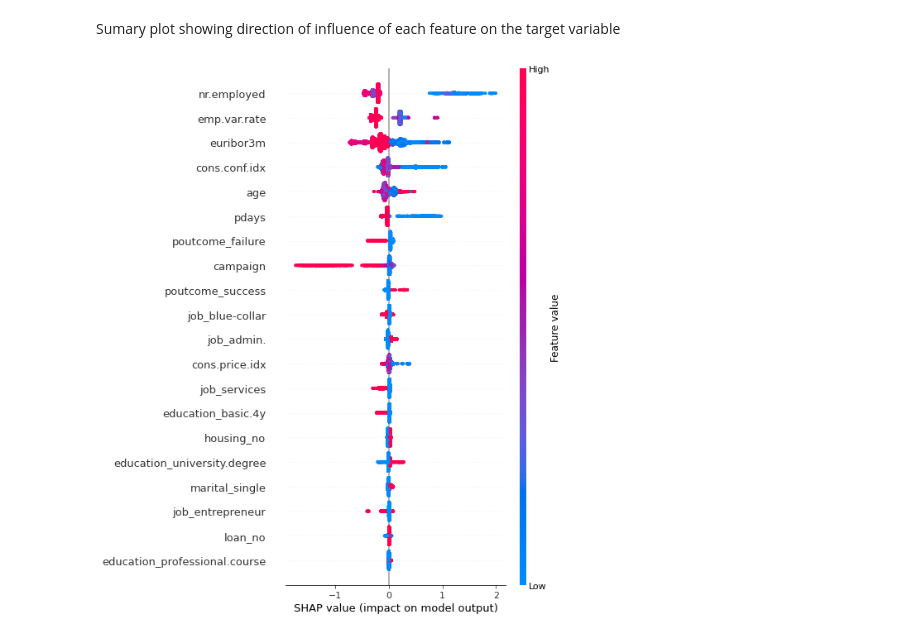
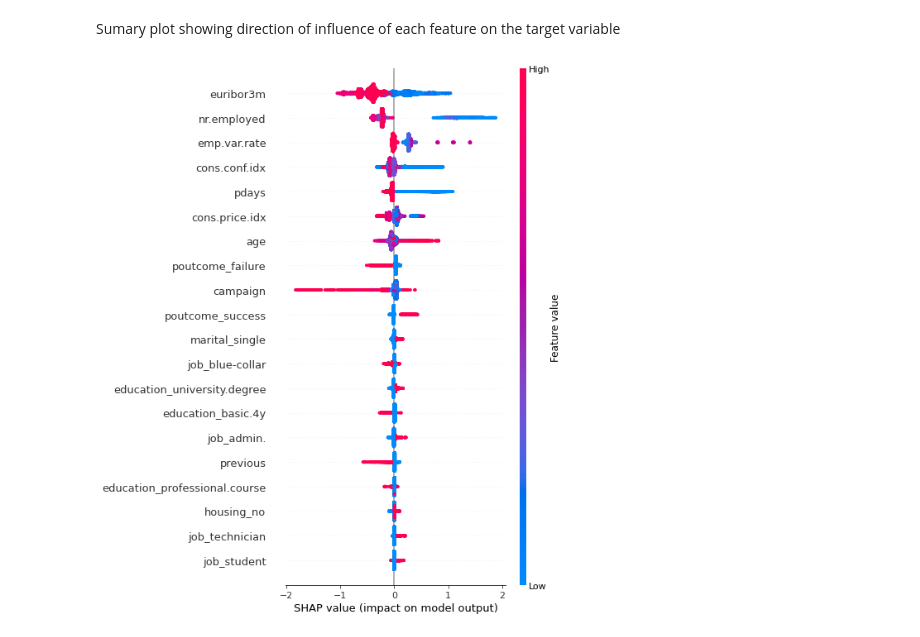
Before and after one commit to hdushan/optus_u_ai_ml_assignment, a Jupyter notebook: assignment.ipynb, the cells around one changed output. Drawn from its saved outputs; the diff is of its cells as text; code cells hidden in the pictures.

```diff
--- a/assignment.ipynb
+++ b/assignment.ipynb
@@ -659,3 +723,7 @@ y_train.head()
+# %%
+# Separate input variables (X) from the target (y)
+X, y = bank_dataset.drop(['y'], axis=1, errors='ignore'), bank_dataset['y']
+X_train, X_test, y_train, y_test = train_test_split(X,y,test_size = 0.30, random_state = 40)
 # %%
 #Logistic regression
 hrLogReg = LogisticRegression()
@@ -687,3 +755,7 @@ hrMLP = MLPClassifier()
 hrMLP.fit(X_train,y_train)
 # %% [output]
 MLPClassifier()
+# %%
+# Fit RandomForest Classifier
+rfChurn = RandomForestClassifier()
+rfChurn.fit(X_train, y_train)
@@ -757,12 +827,9 @@ shap.summary_plot(shapExplainer_values, X_train)
 # %% [markdown]
 Sumary plot showing direction of influence of each feature on the target variable
 # %%
-# Create object that can calculate shap values
-explainer = shap.TreeExplainer(hrXGB)
-
-# Calculate Shap values
-shap_values = explainer.shap_values(X_train)
-
-shap.summary_plot(shap_values, X_train)
+import shap
+shapExplainer = shap.TreeExplainer(hrXGB)
+shapExplainer_values = shapExplainer.shap_values(X_train)
+shap.summary_plot(shapExplainer_values, X_train)
 # %% [output]
-[figure, old version]
+[figure, new version]
```
Also changed, not shown: parts of 23 cells of this notebook.
